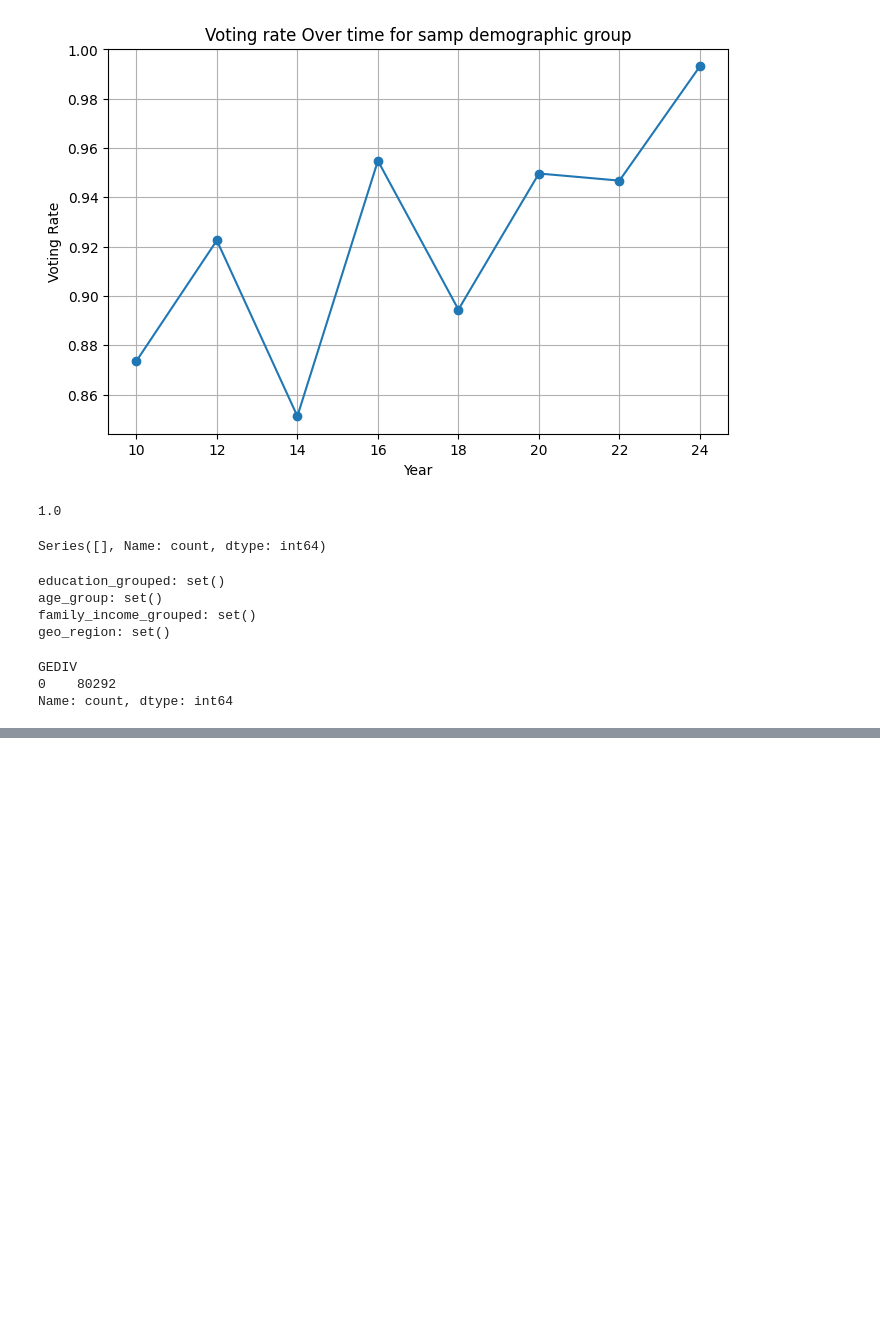
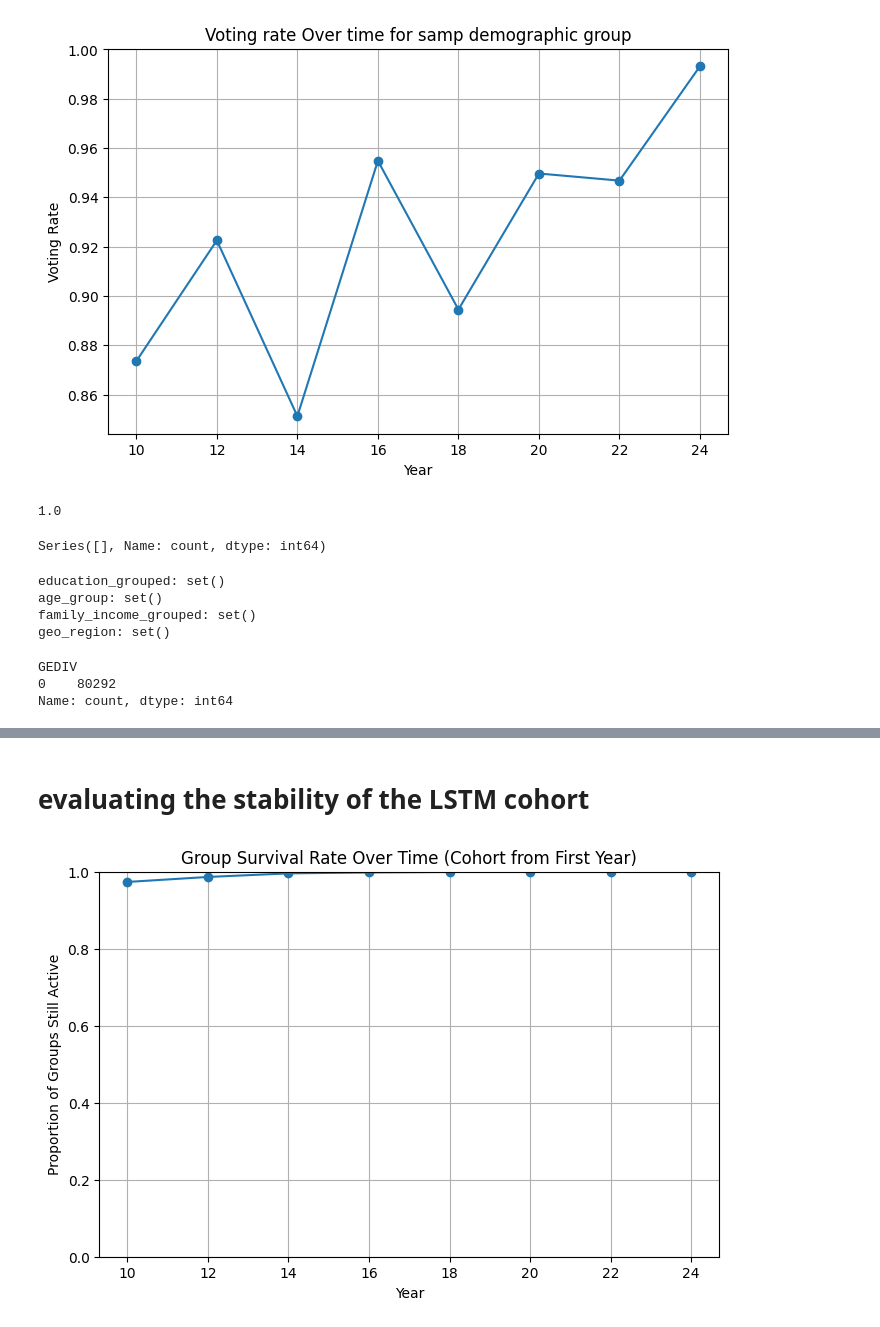
Before and after one commit to ecw70574/US-Census-Voting-and-Registration-DSCI-Capstone-Project, a Jupyter notebook: rosie_test_pipeline.ipynb, the cells around one changed output, grey strips where cells are left out. Cells and saved outputs as stored; diff of their text form; code cells hidden in the pictures; blank space fills up the shorter version.

Commit message:
lstm pipeline

```diff
--- a/rosie_test_pipeline.ipynb
+++ b/rosie_test_pipeline.ipynb
@@ -191,0 +255,44 @@ Name: count, dtype: int64
+# %% [markdown]
+# evaluating the stability of the LSTM cohort
+# %%
+# a group is considered valid if the weight is greater than zero in all the years
+first_year = data["year"].min()
+
+# group ids that are present in the first year
+# we want total longevity where possible, so starting in the first year
+cohort_groups = set(
+    data[data["year"] == first_year]["group_id"].unique()
+)
+
+cohort_df = data[data["group_id"].isin(cohort_groups)].copy()
+
+# valid only if the weight is greater than 0
+cohort_df["valid"] = cohort_df["weight"] > 0
+
+# groups are considered dead once the weight is zero in any year
+cohort_df = cohort_df.sort_values(["group_id", "year"])
+
+cohort_df["ever_valid"] = cohort_df.groupby("group_id")["valid"].cummax()
+
+# alive
+cohort_df["alive"] = cohort_df["ever_valid"]
+
+# cohort survival rate over time
+survival_by_year = (
+    cohort_df.groupby("year")["alive"]
+    .mean()
+    .reset_index()
+)
+
+import matplotlib.pyplot as plt
+
+plt.figure(figsize=(8,5))
+plt.plot(survival_by_year["year"], survival_by_year["alive"], marker="o")
+plt.title("Group Survival Rate Over Time (Cohort from First Year)")
+plt.xlabel("Year")
+plt.ylabel("Proportion of Groups Still Active")
+plt.ylim(0,1)
+plt.grid(True)
+plt.show()
+# %% [output]
+[figure, added]
```
Also changed, not shown: parts of 25 cells of this notebook, 1 other file.
